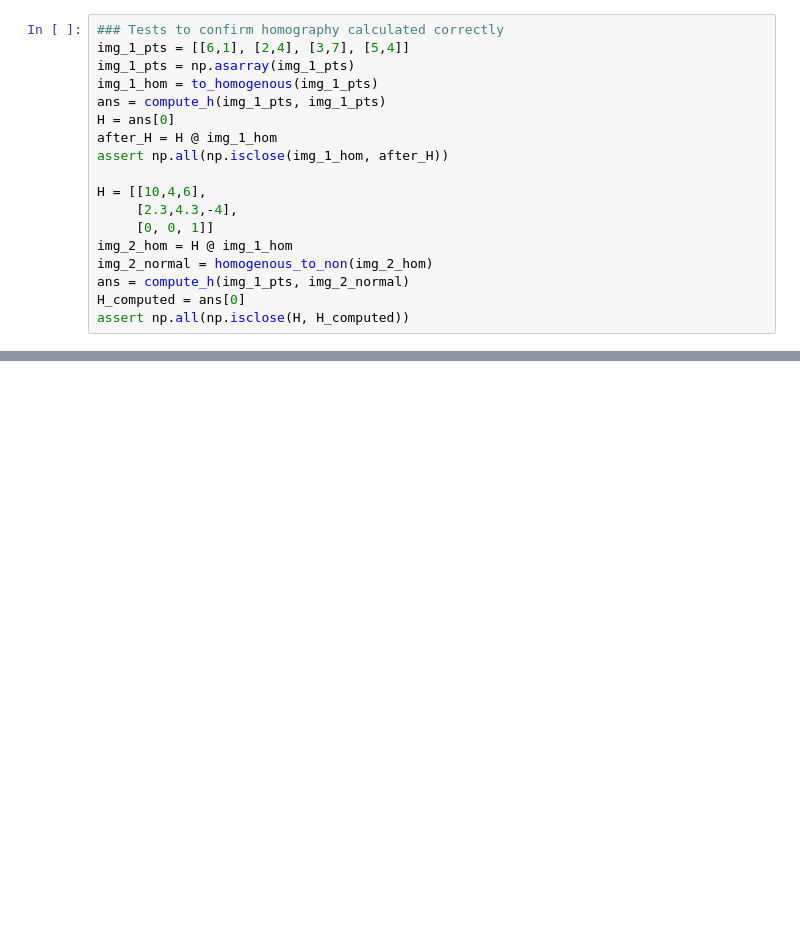
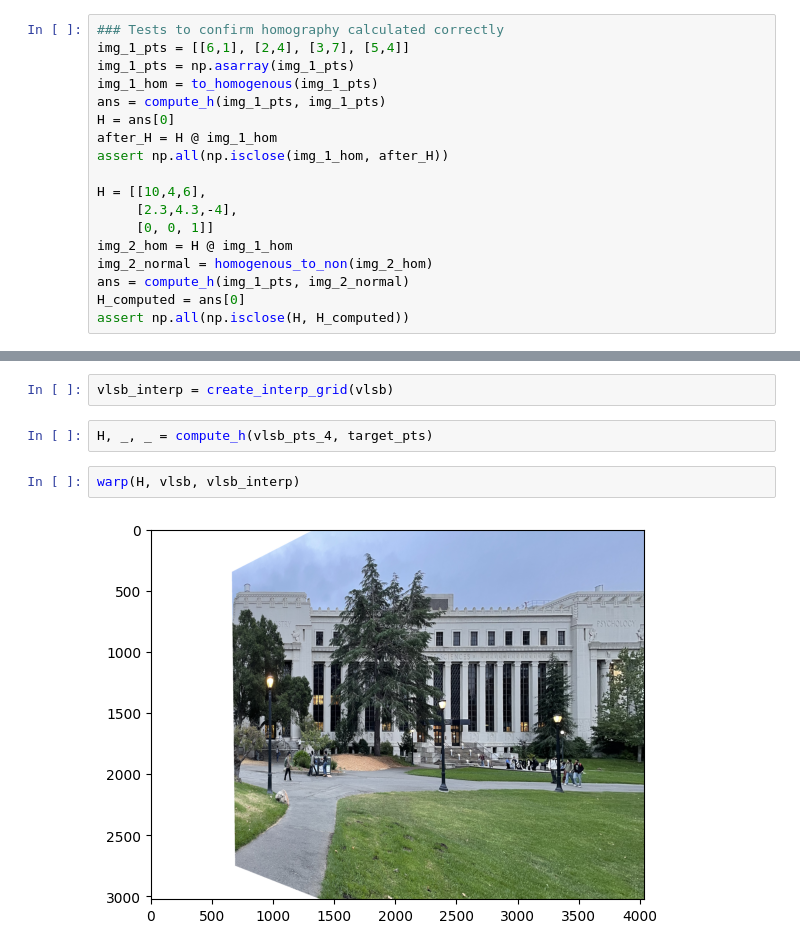
Before and after one commit to aayushg55/CS180_proj4, a Jupyter notebook: main.ipynb, the cells around one changed output, grey strips where cells are left out. Saved outputs shown, nothing was run; the diff lists cells and outputs as text; blank space fills up the shorter version.

```diff
--- a/main.ipynb
+++ b/main.ipynb
@@ -243,0 +223,8 @@ array([[2.817e+03, 3.119e+03, 1.582e+03, 8.010e+02, 2.016e+03],
+# %%
+vlsb_interp = create_interp_grid(vlsb)
+# %%
+H, _, _ = compute_h(vlsb_pts_4, target_pts)
+# %%
+warp(H, vlsb, vlsb_interp)
+# %% [output]
+[figure, added]
```
Also changed, not shown: parts of 20 cells of this notebook, 17 other files.
